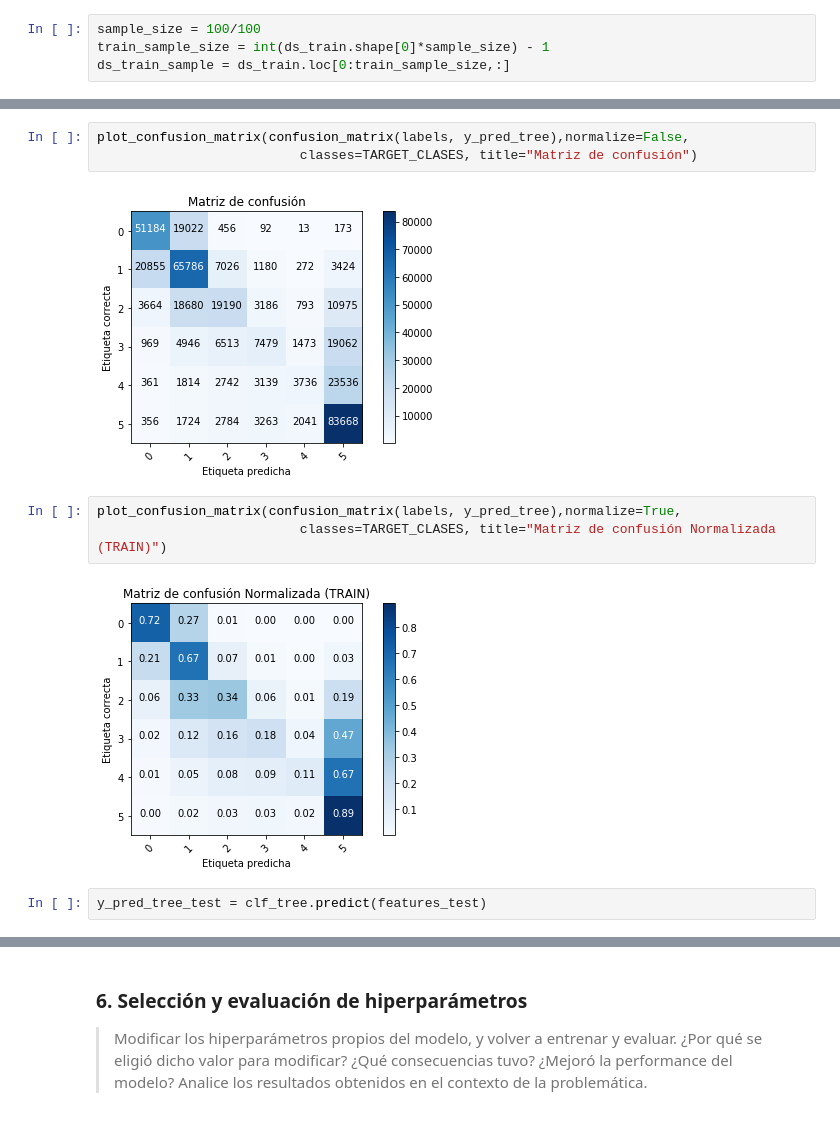
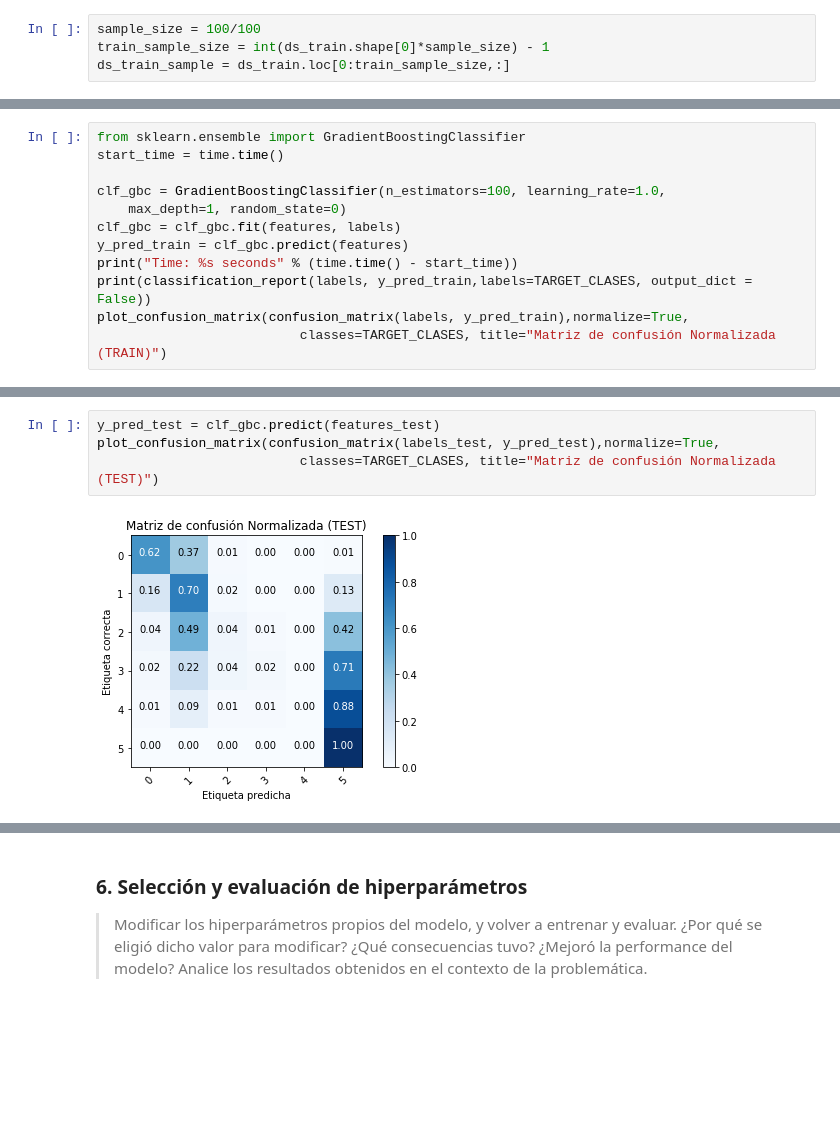
Before and after one commit to NSalina/diplodatos_2019, a Jupyter notebook: mentoria_envios/Practico3_IAA_Mentoria_cuando_llega.ipynb, the cells around one changed output, grey strips where cells are left out. Cells and saved outputs as stored; diff of their text form; blank space fills up the shorter version.

```diff
--- a/mentoria_envios/Practico3_IAA_Mentoria_cuando_llega.ipynb
+++ b/mentoria_envios/Practico3_IAA_Mentoria_cuando_llega.ipynb
@@ -416,0 +422,12 @@ Name: label, dtype: int64
+# %%
+from sklearn.ensemble import GradientBoostingClassifier
+start_time = time.time()
+
+clf_gbc = GradientBoostingClassifier(n_estimators=100, learning_rate=1.0,
+    max_depth=1, random_state=0)
+clf_gbc = clf_gbc.fit(features, labels)
+y_pred_train = clf_gbc.predict(features)
+print("Time: %s seconds" % (time.time() - start_time))
+print(classification_report(labels, y_pred_train,labels=TARGET_CLASES, output_dict = False))
+plot_confusion_matrix(confusion_matrix(labels, y_pred_train),normalize=True,
+                          classes=TARGET_CLASES, title="Matriz de confusión Normalizada (TRAIN)")
@@ -417,12 +449,6 @@ Name: label, dtype: int64
 # %%
-plot_confusion_matrix(confusion_matrix(labels, y_pred_tree),normalize=False,
-                          classes=TARGET_CLASES, title="Matriz de confusión")
+y_pred_test = clf_gbc.predict(features_test)
+plot_confusion_matrix(confusion_matrix(labels_test, y_pred_test),normalize=True,
+                          classes=TARGET_CLASES, title="Matriz de confusión Normalizada (TEST)")
 # %% [output]
-[figure, old version]
+[figure, new version]
-# %%
-plot_confusion_matrix(confusion_matrix(labels, y_pred_tree),normalize=True,
-                          classes=TARGET_CLASES, title="Matriz de confusión Normalizada (TRAIN)")
-# %% [output]
-[figure, removed]
-# %%
-y_pred_tree_test = clf_tree.predict(features_test)
```
Also changed, not shown: parts of 41 cells of this notebook.
